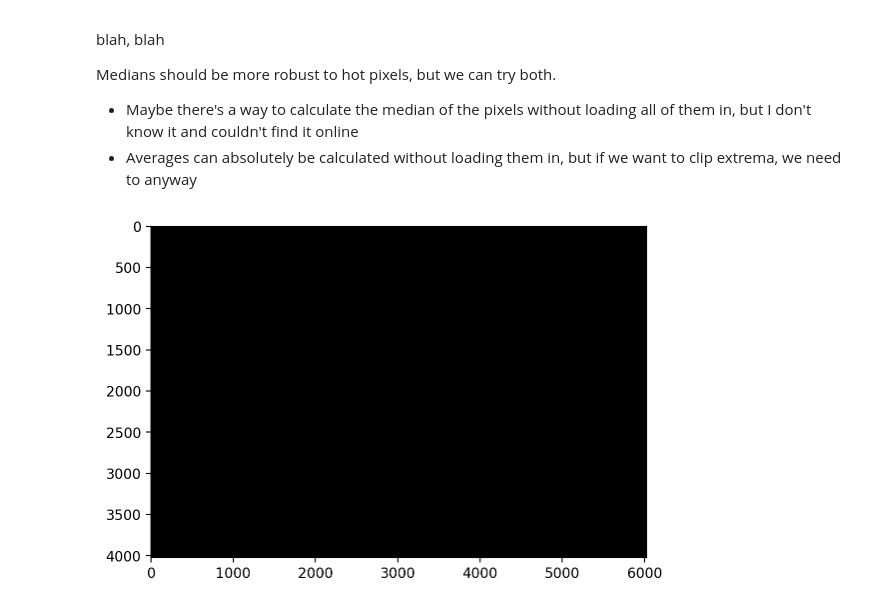
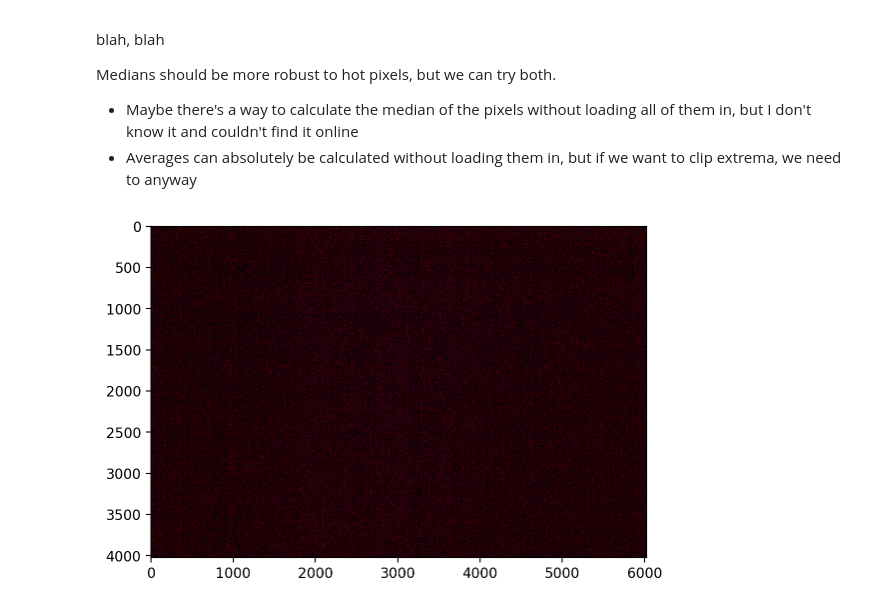
Before and after one commit to GersbachKa/Maestro, a Jupyter notebook: dev_notebooks/calibration_frames.ipynb, the cells around one changed output. Saved outputs shown, nothing was run; the diff lists cells and outputs as text; code cells hidden in the pictures.

```diff
--- a/dev_notebooks/calibration_frames.ipynb
+++ b/dev_notebooks/calibration_frames.ipynb
@@ -66,9 +66,9 @@ Medians should be more robust to hot pixels, but we can try both.
 # %%
 bias_files = glob('../photos/bias/*.CR3')
 
-master_bias = preprocess.Bias_frame(bias_files, method = 'median', verbose=False)
+master_bias = preprocess.Bias(bias_files, method = 'median', keep_individual=True)
 # %%
-plt.imshow(master_bias.rgb)
+plt.imshow(master_bias.rgb*255)
 plt.show()
 # %% [output]
-[figure, old version]
+[figure, new version]
```
Also changed, not shown: parts of 1 cell of this notebook, 4 other files.
